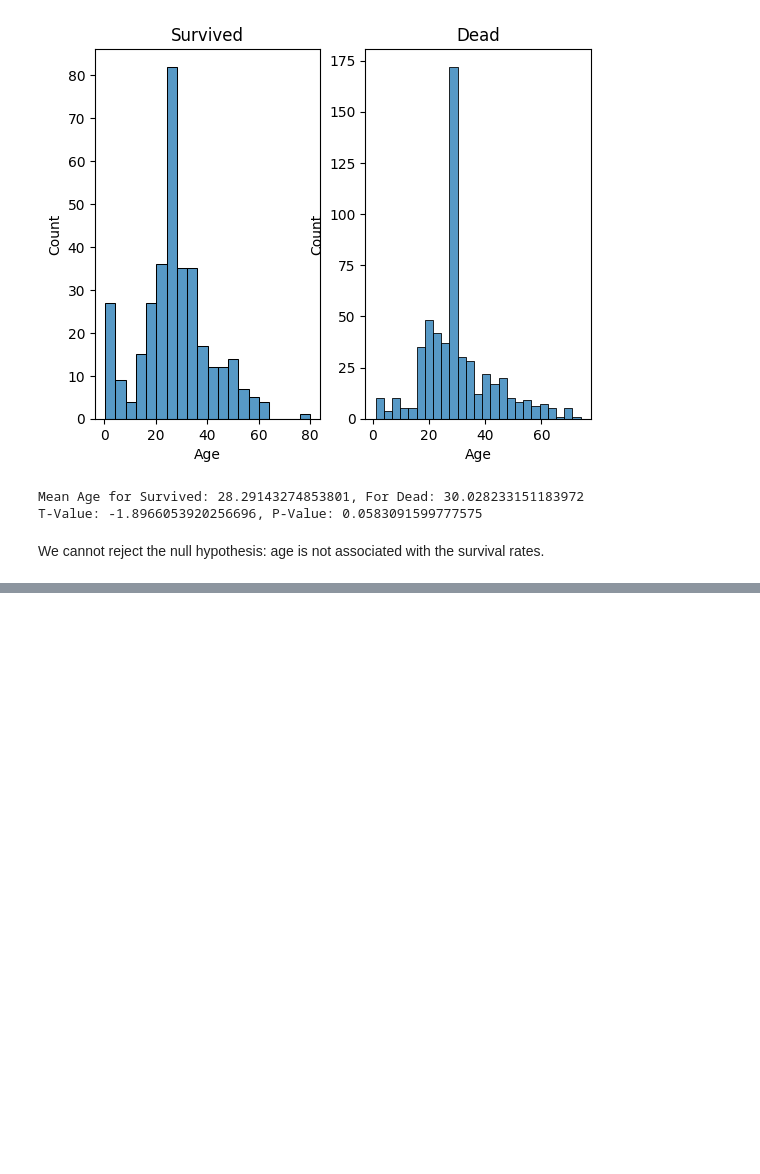
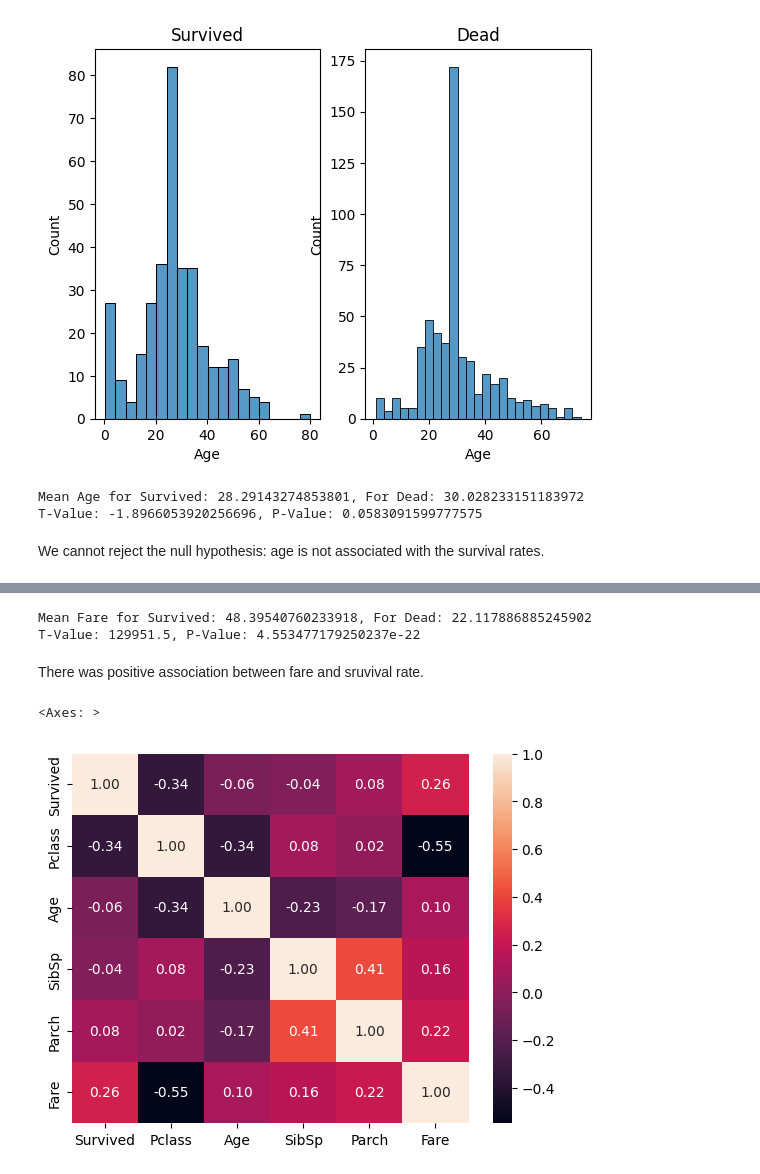
Before and after one commit to isaacqsxsq/Titanic-EDA, a Jupyter notebook: My_EDA.ipynb, the cells around one changed output, grey strips where cells are left out. Drawn from its saved outputs; the diff is of its cells as text; code cells hidden in the pictures; blank space fills up the shorter version.

```diff
--- a/My_EDA.ipynb
+++ b/My_EDA.ipynb
@@ -330,0 +341,17 @@ We cannot reject the null hypothesis: age is not associated with the survival ra
+# %%
+survived_fare = my_data.loc[my_data['Survived'] == 1,'Fare']
+dead_fare = my_data.loc[my_data['Survived'] == 0,'Fare']
+
+print(f"Mean Fare for Survived: {survived_fare.mean()}, For Dead: {dead_fare.mean()}")
+statistics, p = stats.mannwhitneyu(survived_fare,dead_fare)
+print(f'T-Value: {statistics}, P-Value: {p}')
+# %% [output]
+Mean Fare for Survived: 48.39540760233918, For Dead: 22.117886885245902
+T-Value: 129951.5, P-Value: 4.553477179250237e-22
+# %% [markdown]
+There was positive association between fare and sruvival rate.
+# %%
+sns.heatmap(my_data.select_dtypes(include='number').corr(), annot = True, fmt = '0.2f')
+# %% [output]
+<Axes: >
+[figure, added]
```
Also changed, not shown: parts of 2 cells of this notebook.
